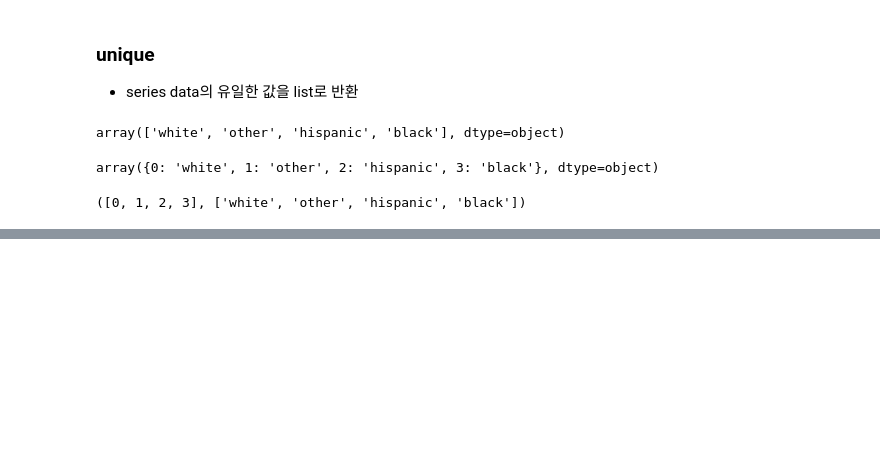
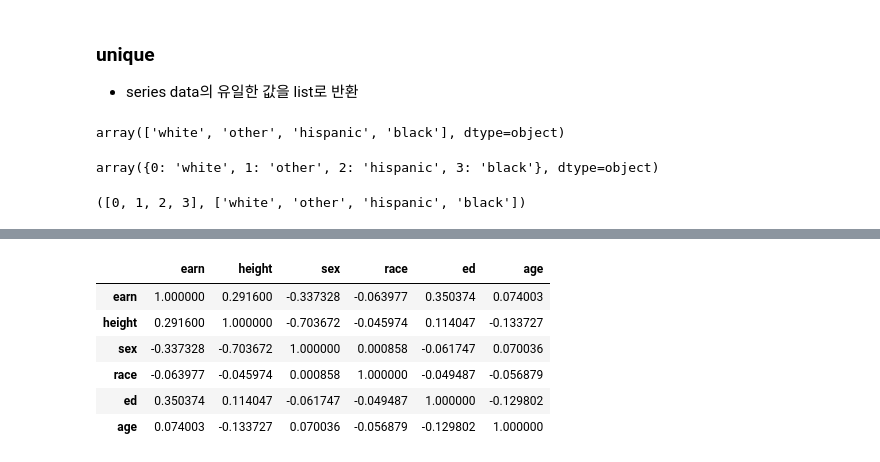
Before and after one commit to Youngprize33/Pythonboostcourse, a Jupyter notebook: Python_boost_ML/Pandas.ipynb, the cells around one changed output, grey strips where cells are left out. Drawn from its saved outputs; the diff is of its cells as text; code cells hidden in the pictures; blank space fills up the shorter version.

```diff
--- a/Python_boost_ML/Pandas.ipynb
+++ b/Python_boost_ML/Pandas.ipynb
@@ -1073,0 +1167,10 @@ value, key
+# %%
+df.corr()
+# %% [output]
+|  | earn | height | sex | race | ed | age |
+| earn | 1.000000 | 0.291600 | -0.337328 | -0.063977 | 0.350374 | 0.074003 |
+| height | 0.291600 | 1.000000 | -0.703672 | -0.045974 | 0.114047 | -0.133727 |
+| sex | -0.337328 | -0.703672 | 1.000000 | 0.000858 | -0.061747 | 0.070036 |
+| race | -0.063977 | -0.045974 | 0.000858 | 1.000000 | -0.049487 | -0.056879 |
+| ed | 0.350374 | 0.114047 | -0.061747 | -0.049487 | 1.000000 | -0.129802 |
+| age | 0.074003 | -0.133727 | 0.070036 | -0.056879 | -0.129802 | 1.000000 |
```
Also changed, not shown: parts of 18 cells of this notebook.
